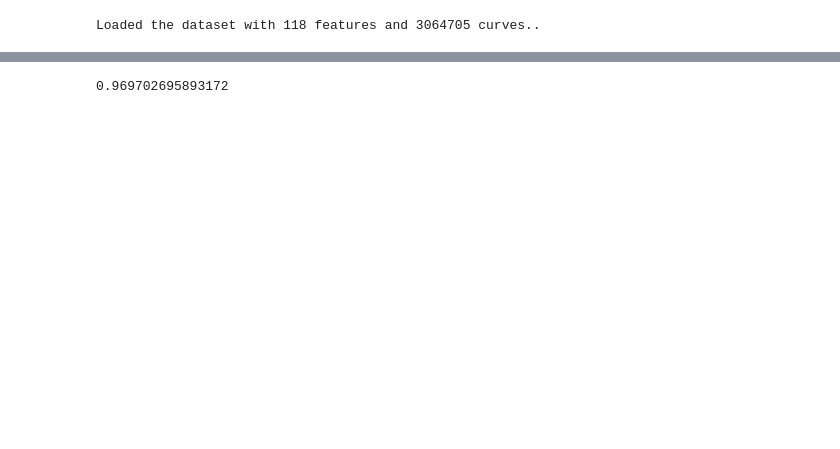
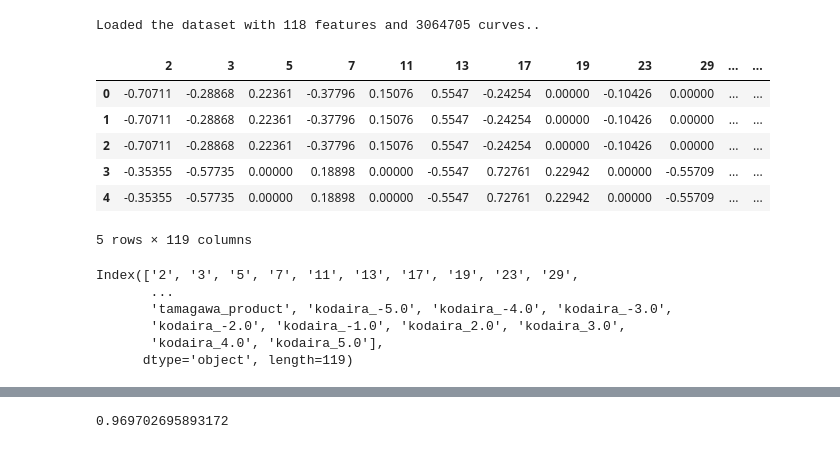
Before and after one commit to BarinderBanwait/ml_rnt, a Jupyter notebook: notebooks/ShaPrediction.ipynb, the cells around one changed output, grey strips where cells are left out. Saved outputs shown, nothing was run; the diff lists cells and outputs as text; code cells hidden in the pictures; blank space fills up the shorter version.

```diff
--- a/notebooks/ShaPrediction.ipynb
+++ b/notebooks/ShaPrediction.ipynb
@@ -21,3 +21,22 @@ df = utils.load_data(path)
 # df.to_parquet(Path("..") / "data_files" / "sha"/ "ecq_sha_B_100_conds_1_500000_kodaira_processed.parquet")
 # %% [output]
 Loaded the dataset with 118 features and 3064705 curves..
+# %%
+df.head(5)
+# %% [output]
+|  | 2 | 3 | 5 | 7 | 11 | 13 | 17 | 19 | 23 | 29 | ... | ... |
+| 0 | -0.70711 | -0.28868 | 0.22361 | -0.37796 | 0.15076 | 0.5547 | -0.24254 | 0.00000 | -0.10426 | 0.00000 | ... | ... |
+| 1 | -0.70711 | -0.28868 | 0.22361 | -0.37796 | 0.15076 | 0.5547 | -0.24254 | 0.00000 | -0.10426 | 0.00000 | ... | ... |
+| 2 | -0.70711 | -0.28868 | 0.22361 | -0.37796 | 0.15076 | 0.5547 | -0.24254 | 0.00000 | -0.10426 | 0.00000 | ... | ... |
+| 3 | -0.35355 | -0.57735 | 0.00000 | 0.18898 | 0.00000 | -0.5547 | 0.72761 | 0.22942 | 0.00000 | -0.55709 | ... | ... |
+| 4 | -0.35355 | -0.57735 | 0.00000 | 0.18898 | 0.00000 | -0.5547 | 0.72761 | 0.22942 | 0.00000 | -0.55709 | ... | ... |
+5 rows × 119 columns
+# %%
+df.columns
+# %% [output]
+Index(['2', '3', '5', '7', '11', '13', '17', '19', '23', '29',
+       ...
+       'tamagawa_product', 'kodaira_-5.0', 'kodaira_-4.0', 'kodaira_-3.0',
+       'kodaira_-2.0', 'kodaira_-1.0', 'kodaira_2.0', 'kodaira_3.0',
+       'kodaira_4.0', 'kodaira_5.0'],
+      dtype='object', length=119)
```
Also changed, not shown: parts of 12 cells of this notebook.
